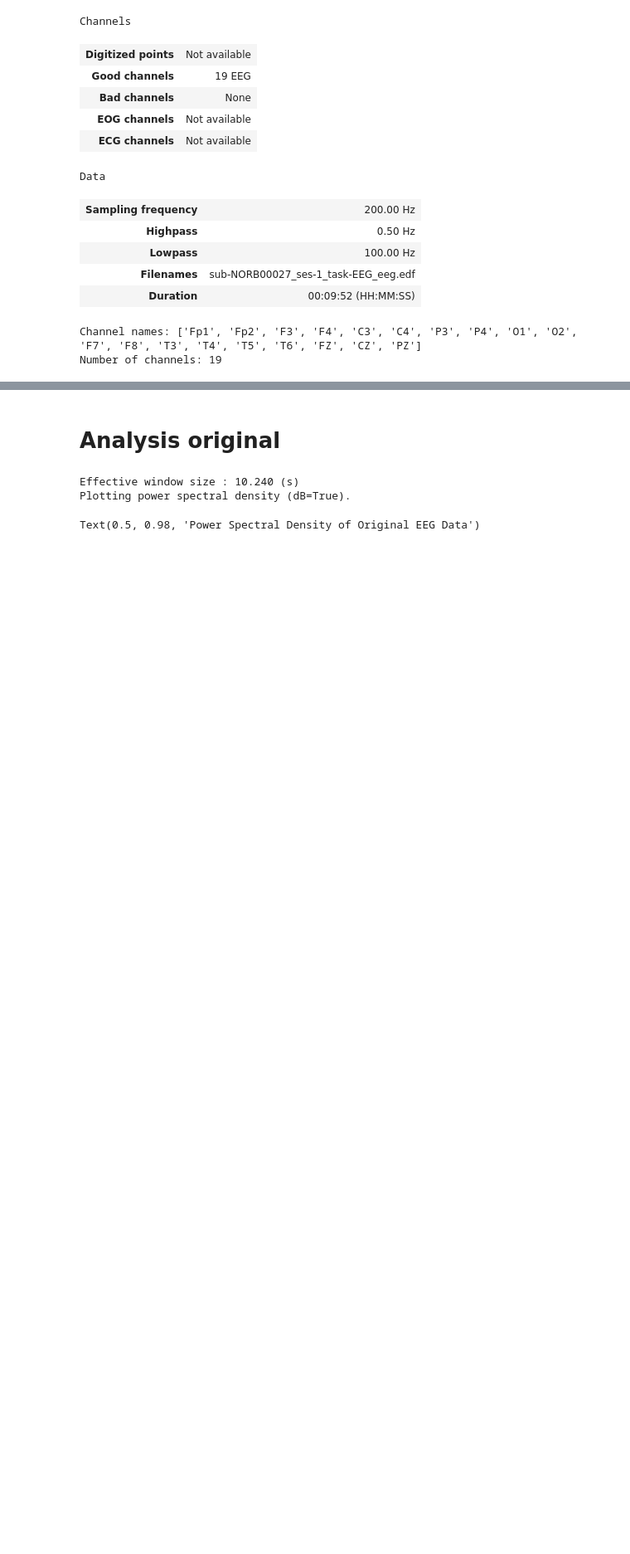
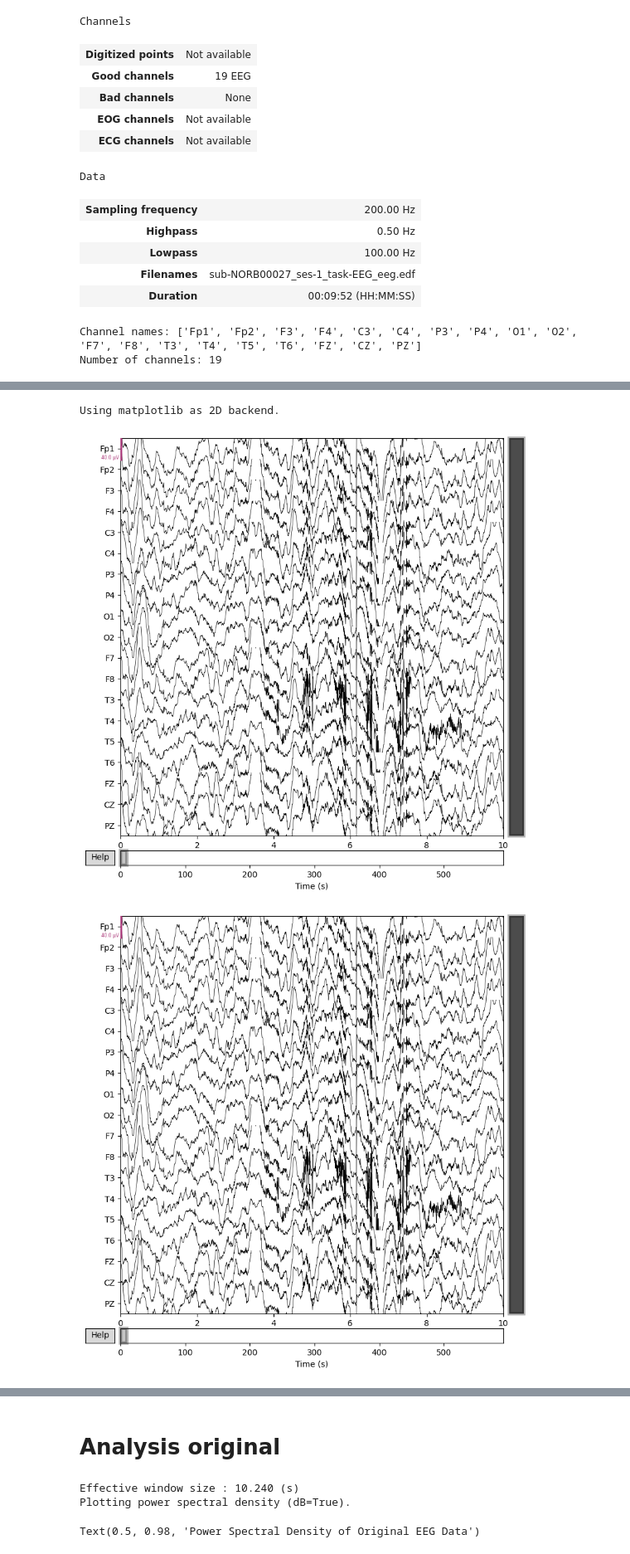
Before and after one commit to lamld203844/biosignal-processing, a Jupyter notebook: final/playground.ipynb, the cells around one changed output, grey strips where cells are left out. Shown at 83% size. Drawn from its saved outputs; the diff is of its cells as text; code cells hidden in the pictures; blank space fills up the shorter version.

```diff
--- a/final/playground.ipynb
+++ b/final/playground.ipynb
@@ -126,0 +194,15 @@ Using matplotlib as 2D backend.
+# %%
+import mne
+import matplotlib.pyplot as plt
+
+# Load the EEG data
+data_path = '/workspaces/biosignal-processing/final/sub-NORB00027/ses-1/eeg/sub-NORB00027_ses-1_task-EEG_eeg.edf'
+raw = mne.io.read_raw_edf(data_path, preload=True)
+
+# ==== Visualize with MNE =========
+# Plot the original data in time-series with the full title, units
+raw.plot(title='Raw EEG data', show_options=True)
+# %% [output]
+Using matplotlib as 2D backend.
+[figure, added]
+[figure, added]
```
Also changed, not shown: parts of 18 cells of this notebook, 1 other file.
